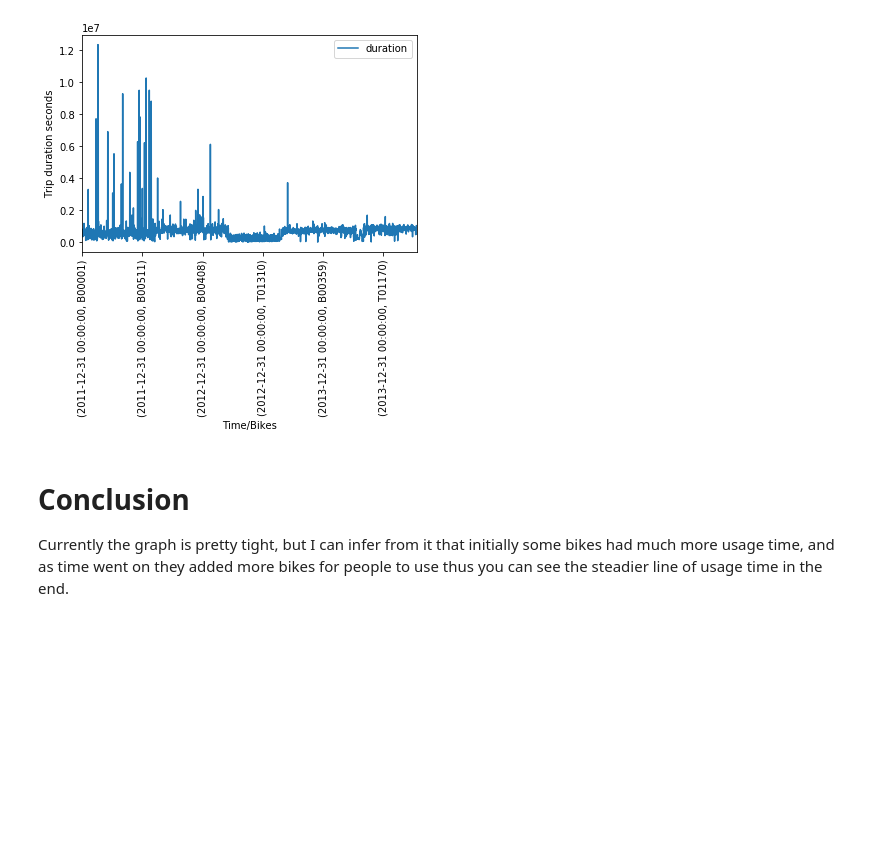
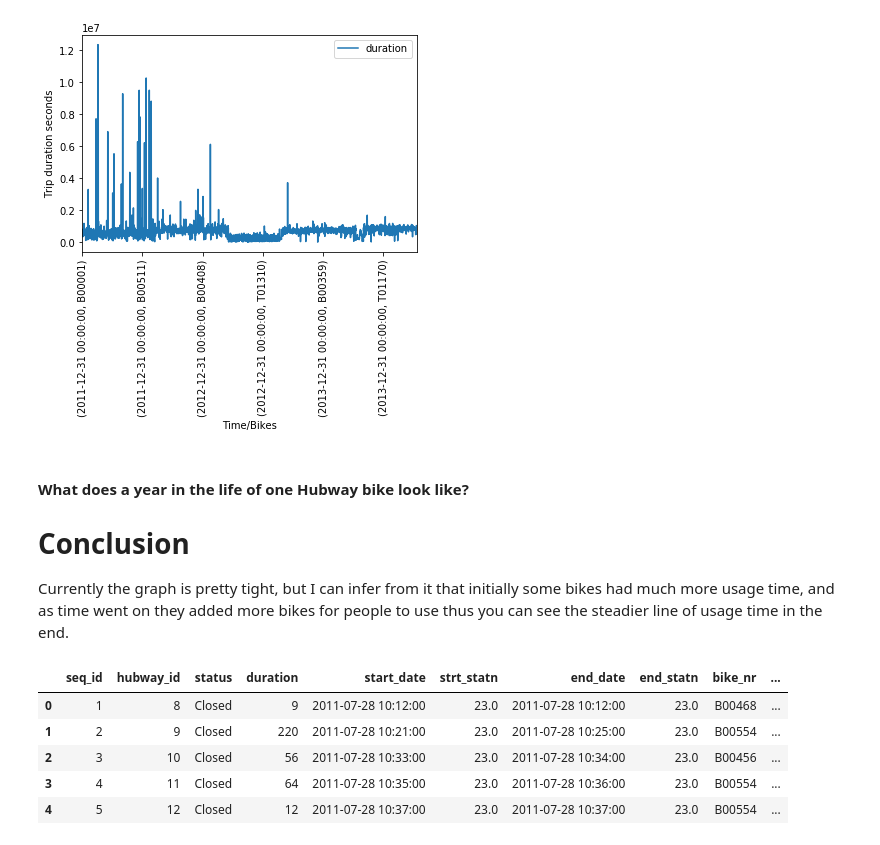
Before and after one commit to jisanos/Hubway-Data-Visualization-Challenge, a Jupyter notebook: Exam_Script.ipynb, the cells around one changed output. Cells and saved outputs as stored; diff of their text form; code cells hidden in the pictures; blank space fills up the shorter version.

```diff
--- a/Exam_Script.ipynb
+++ b/Exam_Script.ipynb
@@ -559,6 +559,17 @@ plt.xticks(rotation='vertical')
  <a list of 7 Text xticklabel objects>)
 [figure]
 # %% [markdown]
+#### What does a year in the life of one Hubway bike look like?
+
 # Conclusion
 
 Currently the graph is pretty tight, but I can infer from it that initially some bikes had much more usage time, and as time went on they added more bikes for people to use thus you can see the steadier line of usage time in the end.
+# %%
+Trips.head()
+# %% [output]
+|  | seq_id | hubway_id | status | duration | start_date | strt_statn | end_date | end_statn | bike_nr | ... |
+| 0 | 1 | 8 | Closed | 9 | 2011-07-28 10:12:00 | 23.0 | 2011-07-28 10:12:00 | 23.0 | B00468 | ... |
+| 1 | 2 | 9 | Closed | 220 | 2011-07-28 10:21:00 | 23.0 | 2011-07-28 10:25:00 | 23.0 | B00554 | ... |
+| 2 | 3 | 10 | Closed | 56 | 2011-07-28 10:33:00 | 23.0 | 2011-07-28 10:34:00 | 23.0 | B00456 | ... |
+| 3 | 4 | 11 | Closed | 64 | 2011-07-28 10:35:00 | 23.0 | 2011-07-28 10:36:00 | 23.0 | B00554 | ... |
+| 4 | 5 | 12 | Closed | 12 | 2011-07-28 10:37:00 | 23.0 | 2011-07-28 10:37:00 | 23.0 | B00554 | ... |
```
Also changed, not shown: parts of 5 cells of this notebook.
